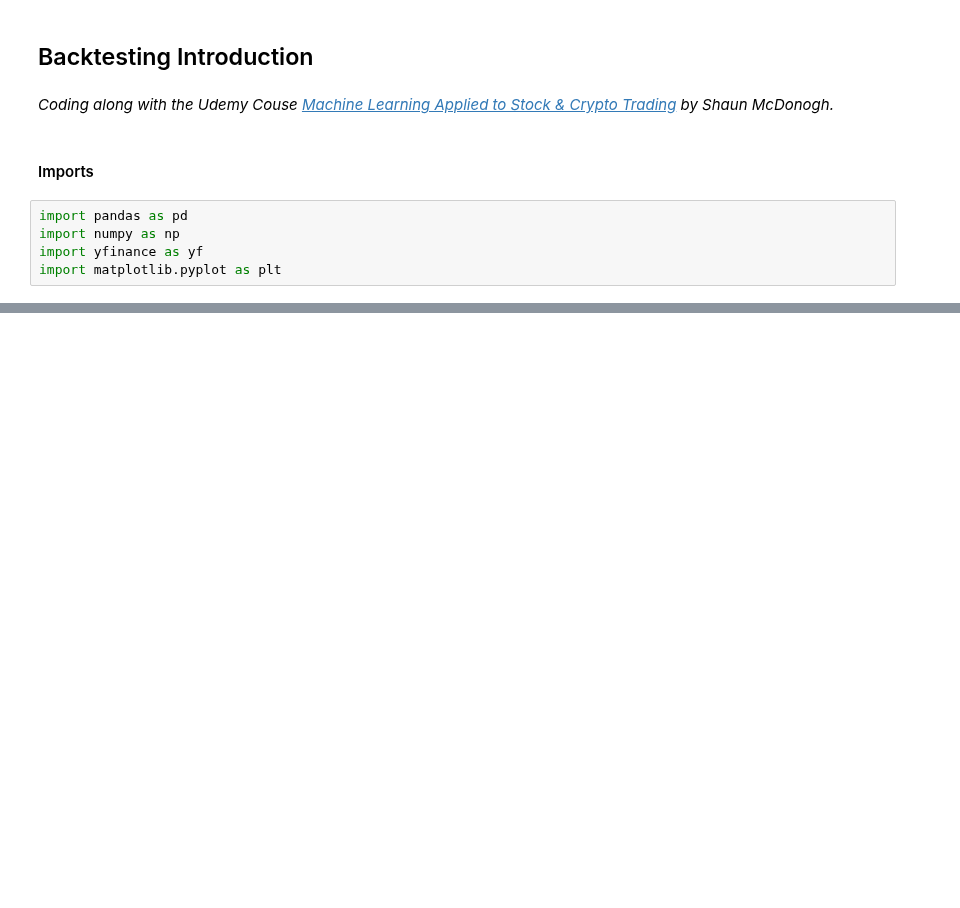
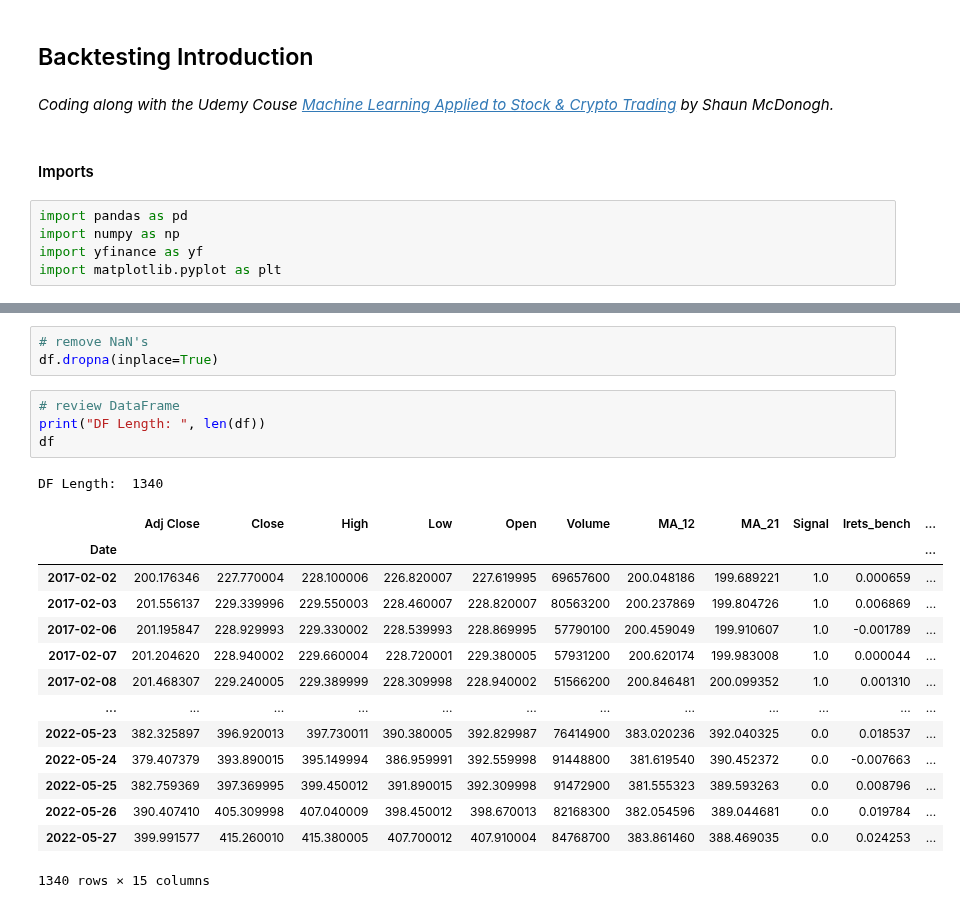
Before and after one commit to mindeleven/Analyzing-financial-data-with-python-and-rust, a Jupyter notebook: algorithmic_trading/ml-applied-to-trading-mcdonogh/Notebooks/02_backtesting_introduction.ipynb, the cells around one changed output, grey strips where cells are left out. Cells and saved outputs as stored; diff of their text form; blank space fills up the shorter version.

```diff
--- a/algorithmic_trading/ml-applied-to-trading-mcdonogh/Notebooks/02_backtesting_introduction.ipynb
+++ b/algorithmic_trading/ml-applied-to-trading-mcdonogh/Notebooks/02_backtesting_introduction.ipynb
@@ -28,0 +148,23 @@ df.head(3)
+# %%
+# remove NaN's
+df.dropna(inplace=True)
+# %%
+# review DataFrame
+print("DF Length: ", len(df))
+df
+# %% [output]
+DF Length:  1340
+|  | Adj Close | Close | High | Low | Open | Volume | MA_12 | MA_21 | Signal | lrets_bench | ... |
+| Date |  |  |  |  |  |  |  |  |  |  | ... |
+| 2017-02-02 | 200.176346 | 227.770004 | 228.100006 | 226.820007 | 227.619995 | 69657600 | 200.048186 | 199.689221 | 1.0 | 0.000659 | ... |
+| 2017-02-03 | 201.556137 | 229.339996 | 229.550003 | 228.460007 | 228.820007 | 80563200 | 200.237869 | 199.804726 | 1.0 | 0.006869 | ... |
+| 2017-02-06 | 201.195847 | 228.929993 | 229.330002 | 228.539993 | 228.869995 | 57790100 | 200.459049 | 199.910607 | 1.0 | -0.001789 | ... |
+| 2017-02-07 | 201.204620 | 228.940002 | 229.660004 | 228.720001 | 229.380005 | 57931200 | 200.620174 | 199.983008 | 1.0 | 0.000044 | ... |
+| 2017-02-08 | 201.468307 | 229.240005 | 229.389999 | 228.309998 | 228.940002 | 51566200 | 200.846481 | 200.099352 | 1.0 | 0.001310 | ... |
+| ... | ... | ... | ... | ... | ... | ... | ... | ... | ... | ... | ... |
+| 2022-05-23 | 382.325897 | 396.920013 | 397.730011 | 390.380005 | 392.829987 | 76414900 | 383.020236 | 392.040325 | 0.0 | 0.018537 | ... |
+| 2022-05-24 | 379.407379 | 393.890015 | 395.149994 | 386.959991 | 392.559998 | 91448800 | 381.619540 | 390.452372 | 0.0 | -0.007663 | ... |
+| 2022-05-25 | 382.759369 | 397.369995 | 399.450012 | 391.890015 | 392.309998 | 91472900 | 381.555323 | 389.593263 | 0.0 | 0.008796 | ... |
+| 2022-05-26 | 390.407410 | 405.309998 | 407.040009 | 398.450012 | 398.670013 | 82168300 | 382.054596 | 389.044681 | 0.0 | 0.019784 | ... |
+| 2022-05-27 | 399.991577 | 415.260010 | 415.380005 | 407.700012 | 407.910004 | 84768700 | 383.861460 | 388.469035 | 0.0 | 0.024253 | ... |
+1340 rows × 15 columns
```
Also changed, not shown: parts of 24 cells of this notebook.
